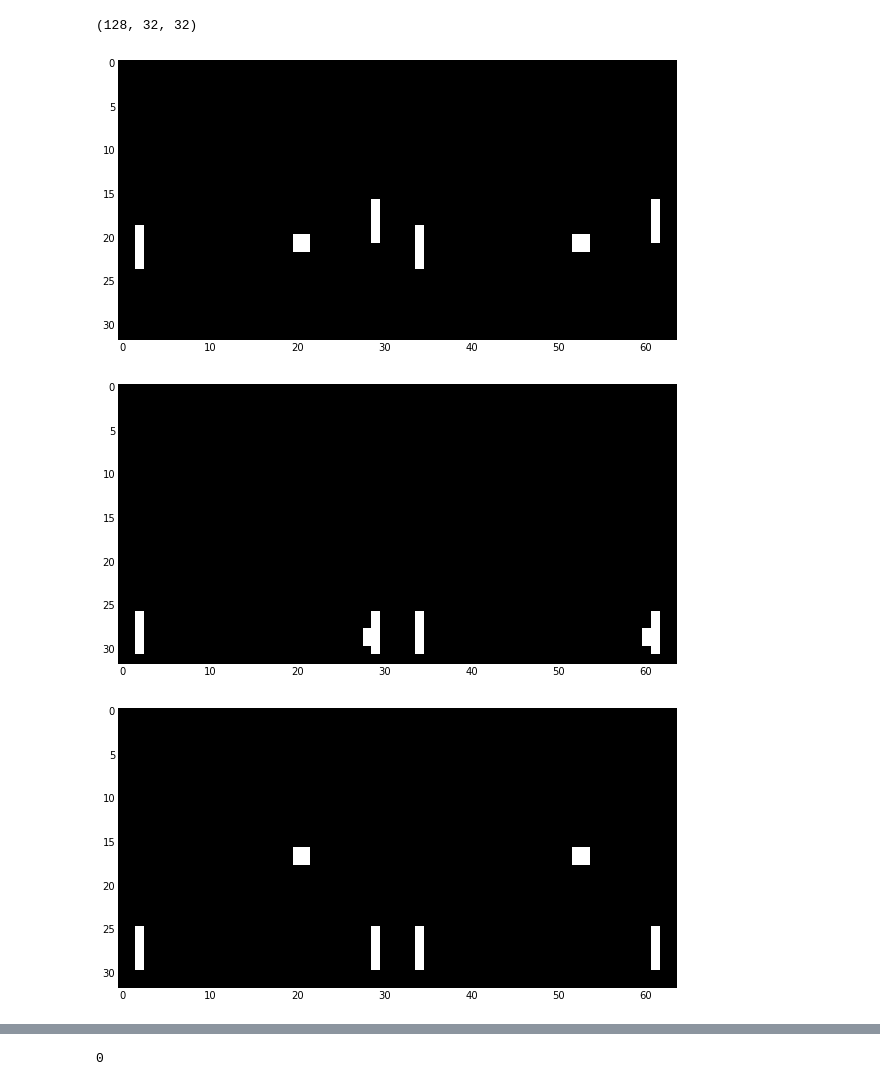
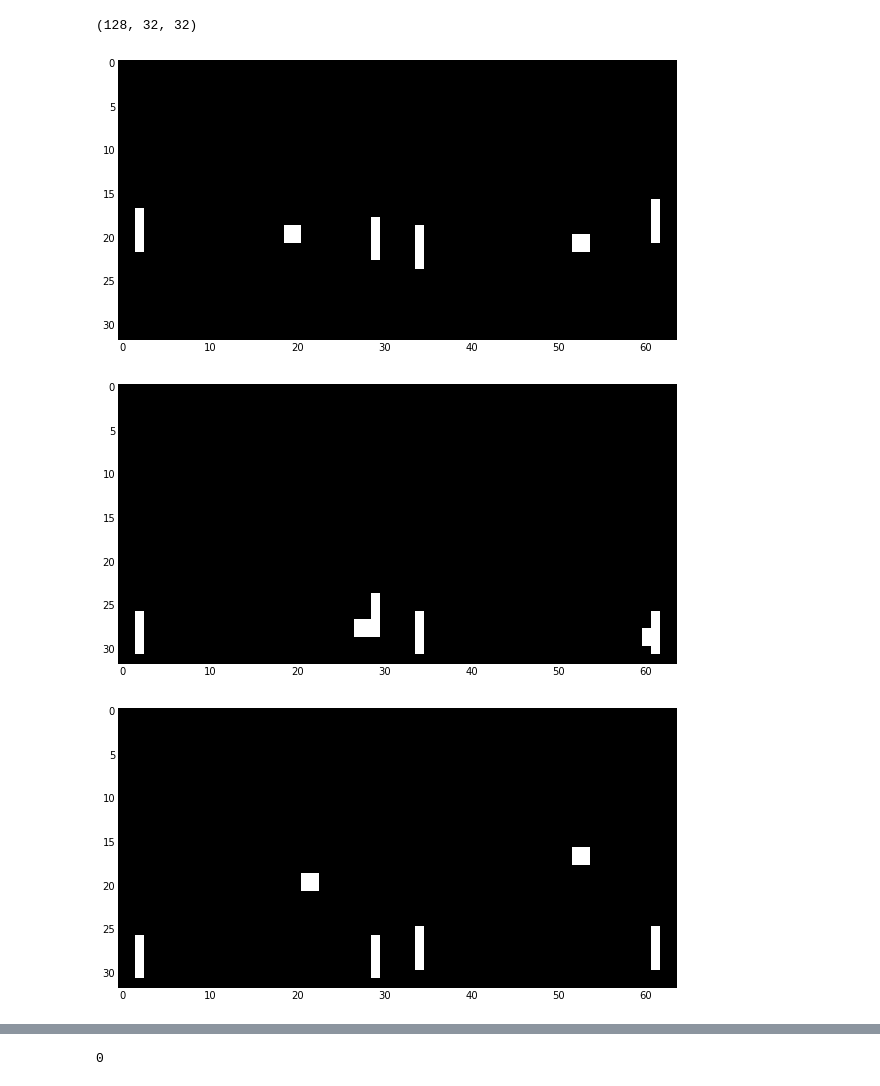
Before and after one commit to dmgottlieb/pong_rnn, a Jupyter notebook: PongRNN.ipynb, the cells around one changed output, grey strips where cells are left out. Saved outputs shown, nothing was run; the diff lists cells and outputs as text; code cells hidden in the pictures.

```diff
--- a/PongRNN.ipynb
+++ b/PongRNN.ipynb
@@ -261,18 +261,19 @@ print pred.shape
 # %% [output]
 (128, 32, 32)
 # %%
-plt.ion()
-
 # print pred[0].sum()
 
-for row,target in zip(pred[0:5],y_val_batch[0:5]):
+#frames = zip(pred[0:5],y_val_batch[0:5])
+frames = zip(q_train[:,3],y_train[:])
+
+for row,target in frames[0:3]:
     frame = np.concatenate((row.reshape((32,32)),target.reshape((32,32))),axis=1)
     #frame = np.where(frame > 0.1, 1, 0)
     plt.imshow(frame)
     plt.draw()
     plt.show()
     plt.pause(0.01)
 # %% [output]
-[figure, old version]
+[figure, new version]
-[figure, old version]
+[figure, new version]
-[figure, old version]
+[figure, new version]
```
Also changed, not shown: parts of 1 cell of this notebook, 1 other file.
